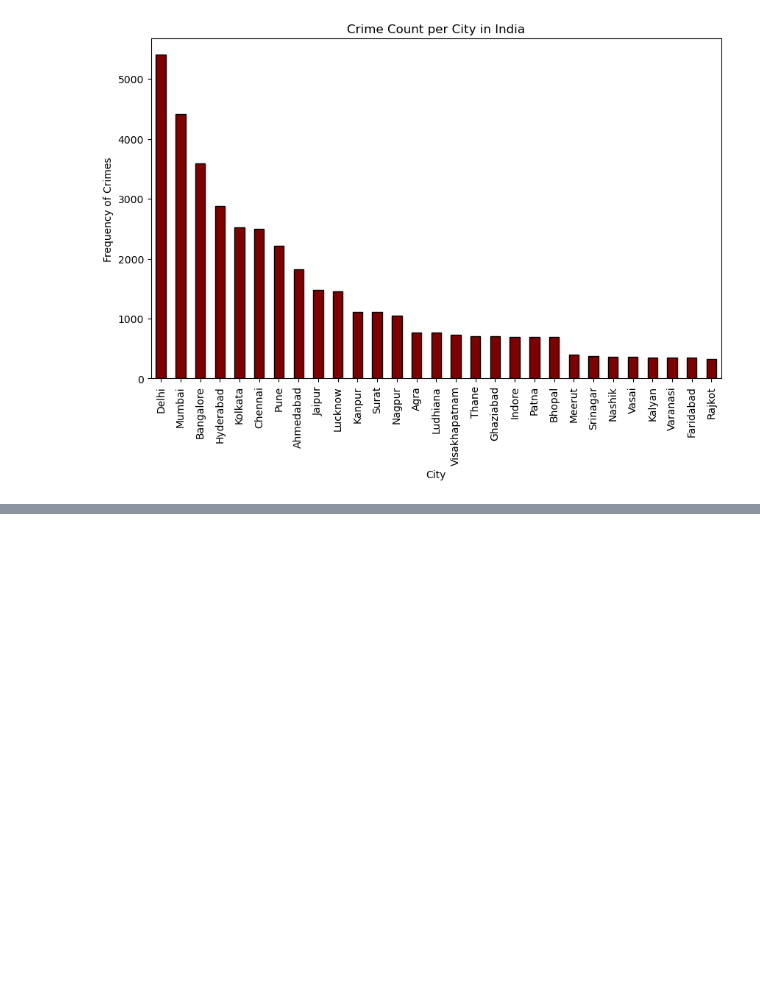
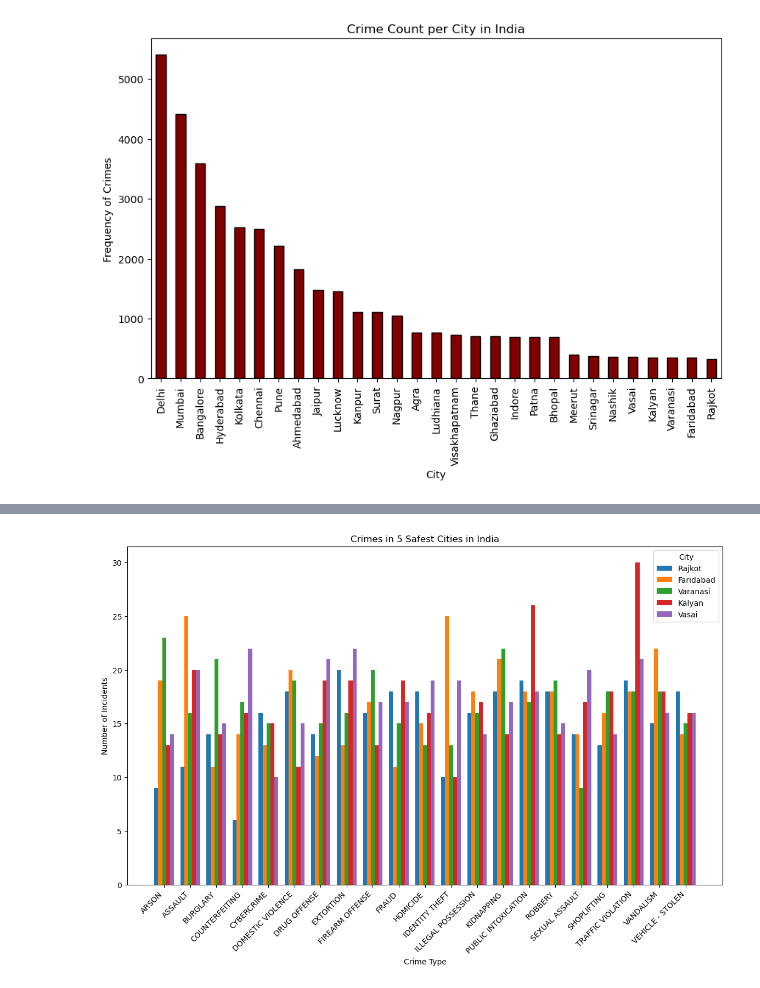
Before and after one commit to aadhyanav/india_crimes_analysis_2023, a Jupyter notebook: india_crimes.ipynb, the cells around one changed output, grey strips where cells are left out. Saved outputs shown, nothing was run; the diff lists cells and outputs as text; code cells hidden in the pictures; blank space fills up the shorter version.

```diff
--- a/india_crimes.ipynb
+++ b/india_crimes.ipynb
@@ -76,0 +112,28 @@ Text(0.5, 1.0, 'Crime Count per City in India')
+# %%
+bottom_5_cities_data = data[data['City'].isin(least_5_cities)]
+
+# Group by city and crime type, with counts of each type
+cities_bottom = bottom_5_cities_data.groupby(['City', 'Crime Description']).size().unstack(fill_value=0)
+
+# Set up the figure and bar width
+fig, ax = plt.subplots(figsize=(14, 8))
+bar_width = 0.15
+index = np.arange(len(cities_bottom.columns))
+
+# Plot bars for each city, side by side for each crime type
+for i, city in enumerate(least_5_cities):
+    if city in cities_bottom.index:
+        counts = cities_bottom.loc[city]
+        ax.bar(index + i * bar_width, counts, bar_width, label=city)
+
+# Adding labels, title, and legend
+plt.title('Crimes in 5 Safest Cities in India')
+plt.xlabel('Crime Type')
+plt.ylabel('Number of Incidents')
+plt.xticks(index + bar_width * (len(least_5_cities) - 1) / 2, cities_bottom.columns, rotation=45, ha='right')
+plt.legend(title="City")
+
+# Display the plot
+plt.show()
+# %% [output]
+[figure, added]
```
Also changed, not shown: parts of 5 cells of this notebook.
